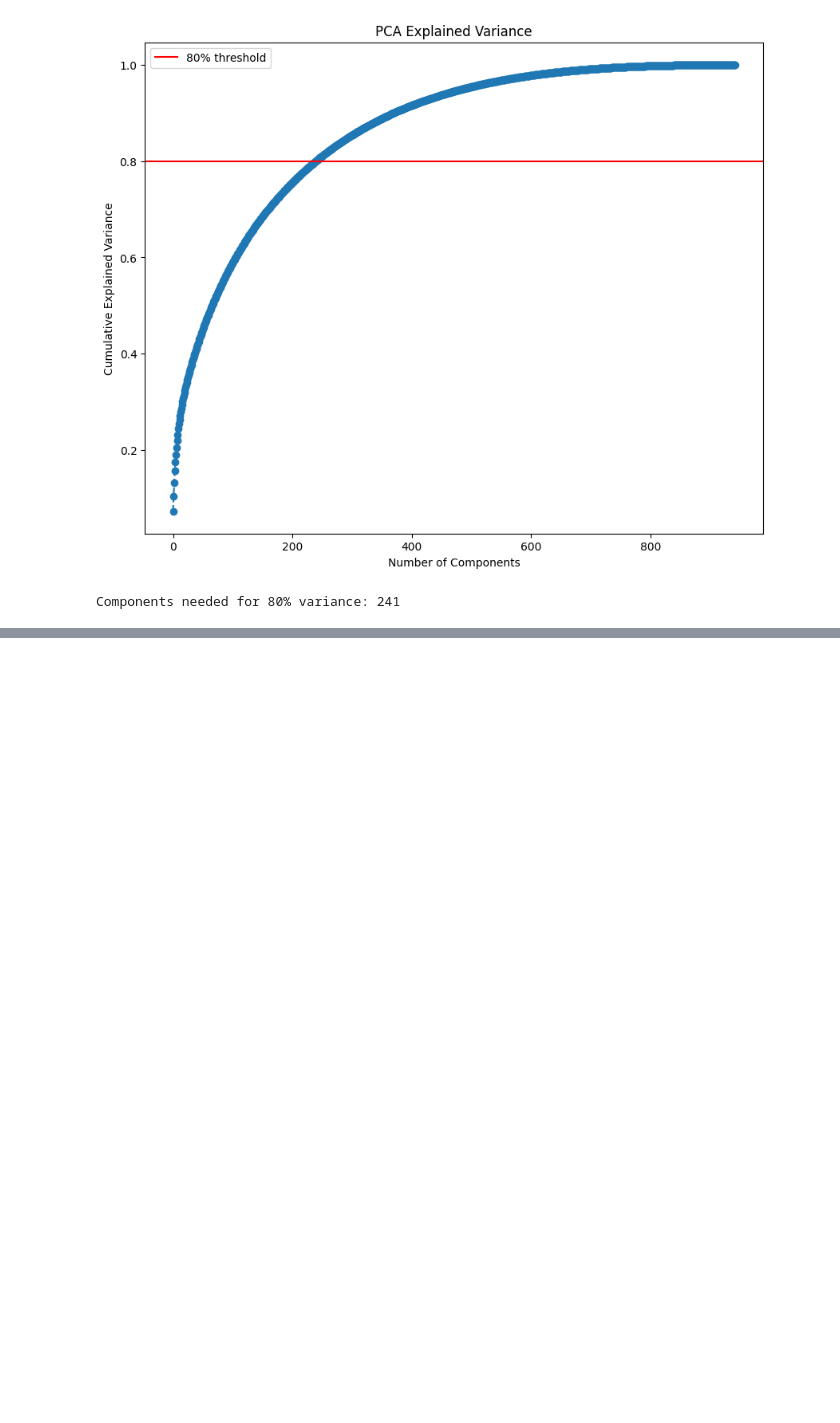
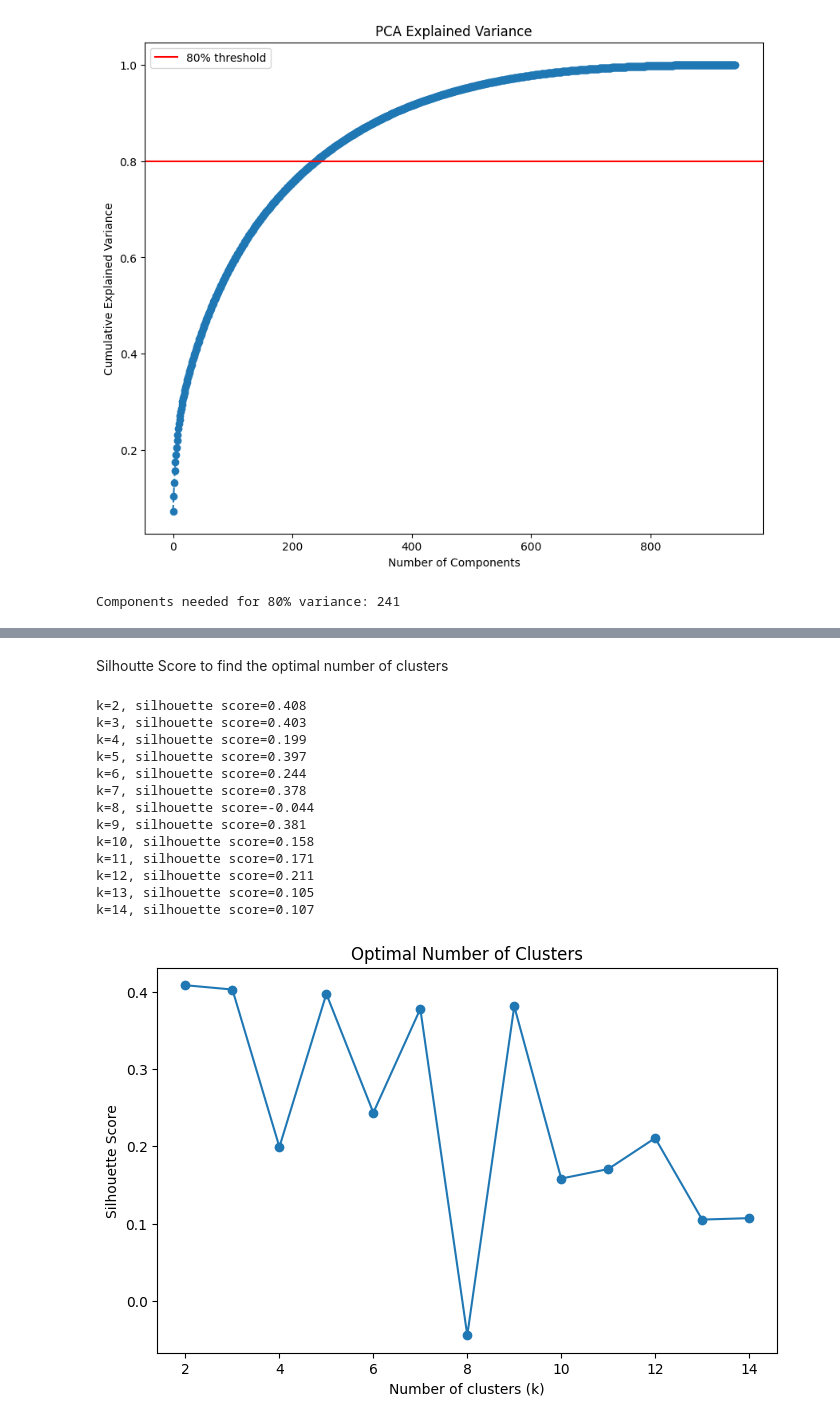
Before and after one commit to FutureProofDev/Movie_Recommendation_Engine, a Jupyter notebook: notebooks/02_feature_engineering.ipynb, the cells around one changed output, grey strips where cells are left out. Drawn from its saved outputs; the diff is of its cells as text; code cells hidden in the pictures; blank space fills up the shorter version.

```diff
--- a/notebooks/02_feature_engineering.ipynb
+++ b/notebooks/02_feature_engineering.ipynb
@@ -81,0 +103,34 @@ Components needed for 80% variance: 241
+# %% [markdown]
+Silhoutte Score to find the optimal number of clusters
+# %%
+from sklearn.metrics import silhouette_score
+
+silhouette_scores = []
+for k in k_range:
+    kmeans = KMeans(n_clusters=k, random_state=42, n_init=10)
+    labels = kmeans.fit_predict(reduced_features)
+    score = silhouette_score(reduced_features, labels)
+    silhouette_scores.append(score)
+    print(f"k={k}, silhouette score={score:.3f}")
+
+plt.figure(figsize=(8,5))
+plt.plot(k_range, silhouette_scores, marker='o')
+plt.xlabel('Number of clusters (k)')
+plt.ylabel('Silhouette Score')
+plt.title('Optimal Number of Clusters')
+plt.show()
+# %% [output]
+k=2, silhouette score=0.408
+k=3, silhouette score=0.403
+k=4, silhouette score=0.199
+k=5, silhouette score=0.397
+k=6, silhouette score=0.244
+k=7, silhouette score=0.378
+k=8, silhouette score=-0.044
+k=9, silhouette score=0.381
+k=10, silhouette score=0.158
+k=11, silhouette score=0.171
+k=12, silhouette score=0.211
+k=13, silhouette score=0.105
+k=14, silhouette score=0.107
+[figure, added]
```
Also changed, not shown: parts of 20 cells of this notebook.
